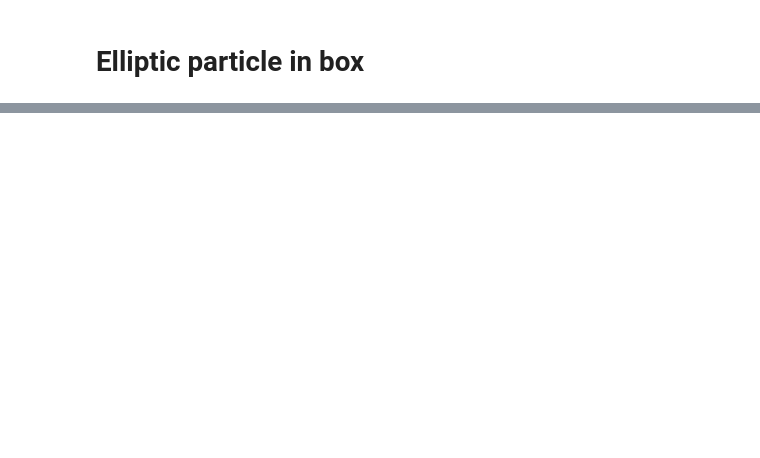
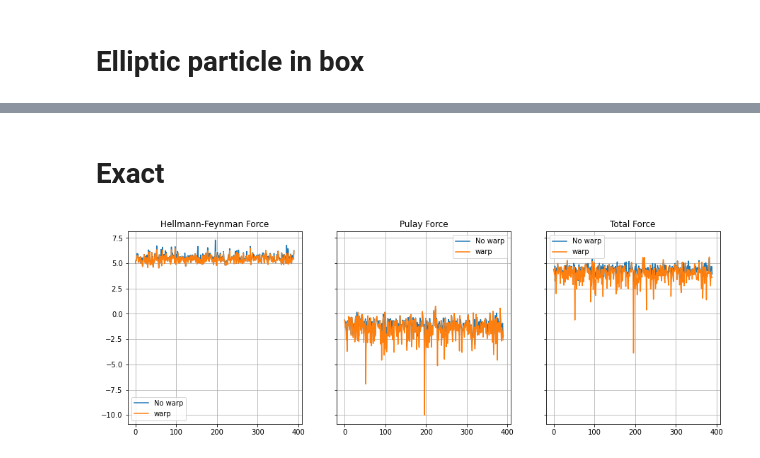
Before and after one commit to Jvanrhijn/pydmc, a Jupyter notebook: examples/elliptic_well.ipynb, the cells around one changed output, grey strips where cells are left out. Cells and saved outputs as stored; diff of their text form; code cells hidden in the pictures; blank space fills up the shorter version.

```diff
--- a/examples/elliptic_well.ipynb
+++ b/examples/elliptic_well.ipynb
@@ -90,0 +104,6 @@ plt.grid()
+# %% [markdown]
+# Exact
+# %%
+plot_force_data_trace(flhf, flpulay_exact_nocutoff, flhf_warp, flpulay_exact_nocutoff_warp, bin_size=1)
+# %% [output]
+[figure, added]
```
Also changed, not shown: parts of 12 cells of this notebook, 3 other files.
